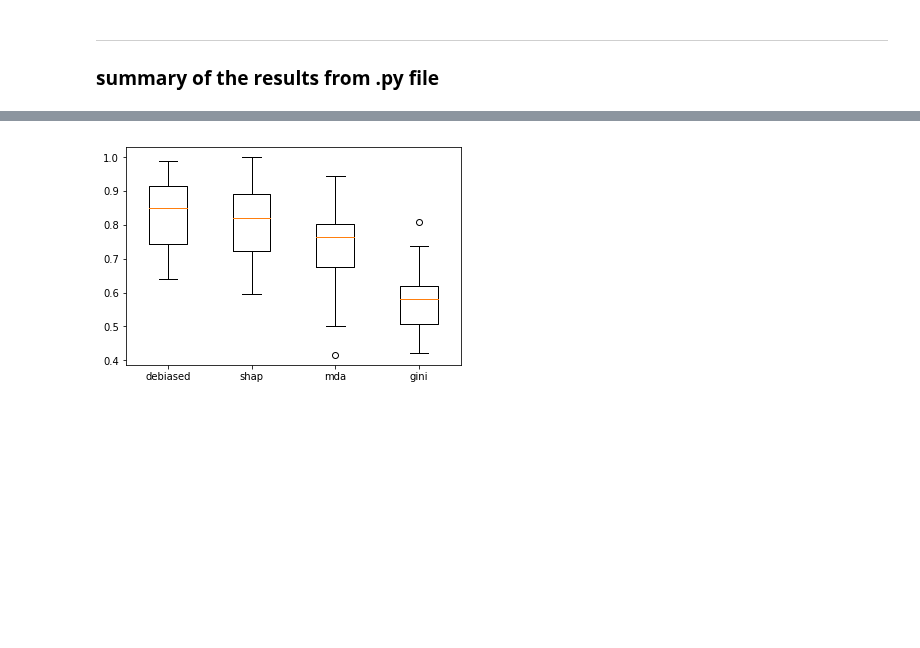
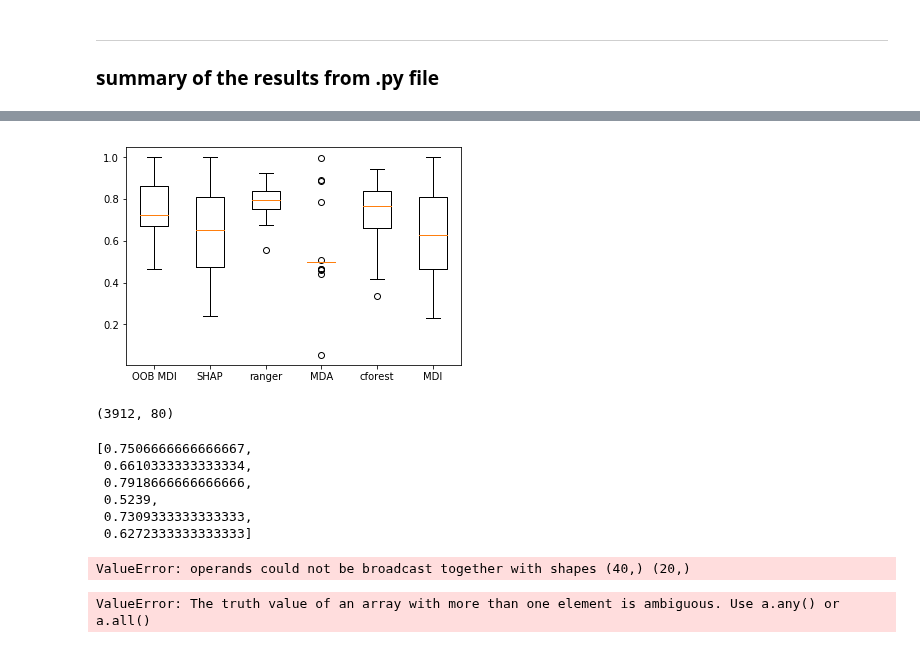
Before and after one commit to shifwang/paper-debiased-feature-importance, a Jupyter notebook: simulations/02_comparison.ipynb, the cells around one changed output, grey strips where cells are left out. Drawn from its saved outputs; the diff is of its cells as text; code cells hidden in the pictures; blank space fills up the shorter version.

```diff
--- a/simulations/02_comparison.ipynb
+++ b/simulations/02_comparison.ipynb
@@ -164,5 +165,9 @@ roc_auc_score(noisy_features, - MDA_imp)
 
 ### summary of the results from .py file
 # %%
-tmp = np.load('../intermediate/02_simulation_results.npz')
+tmp = np.load('../intermediate/02_simulation_results_correlated_features_max_feature_8.npz')
 debiased, gini, shap, mda = [tmp[x] for x in list(tmp)]
+# %%
+tmp2 = pd.read_csv('../intermediate/02_simulation_results_R.csv')
+gini_R, ranger, cforest = np.array(tmp2.iloc[:, 1]), np.array(tmp2.iloc[:, 2]), np.array(tmp2.iloc[:, 3])
+gini_R, ranger, cforest
@@ -169,8 +187,29 @@ debiased, gini, shap, mda = [tmp[x] for x in list(tmp)]
 # %%
-out = np.array([debiased, shap, mda, gini]).T
+out = np.array([debiased, shap,ranger, mda, cforest, gini]).T
 # %%
 plt.boxplot(out)
-plt.xticks(list(range(1, 5)), ['debiased', 'shap', 'mda', 'gini'])
+plt.xticks(list(range(1, 7)), ['OOB MDI', 'SHAP', 'ranger', 'MDA', 'cforest', 'MDI'])
 plt.show()
 # %% [output]
-[figure, old version]
+[figure, new version]
+# %%
+X_train.shape
+# %% [output]
+(3912, 80)
+# %%
+[np.mean(x) for x in out]
+# %% [output]
+[0.7506666666666667,
+ 0.6610333333333334,
+ 0.7918666666666666,
+ 0.5239,
+ 0.7309333333333333,
+ 0.6272333333333333]
+# %%
+np.mean(out, 0)
+# %% [output]
+ValueError: operands could not be broadcast together with shapes (40,) (20,)
+# %%
+np.median(out, 0)
+# %% [output]
+ValueError: The truth value of an array with more than one element is ambiguous. Use a.any() or a.all()
```
Also changed, not shown: parts of 14 cells of this notebook, 5 other files.
